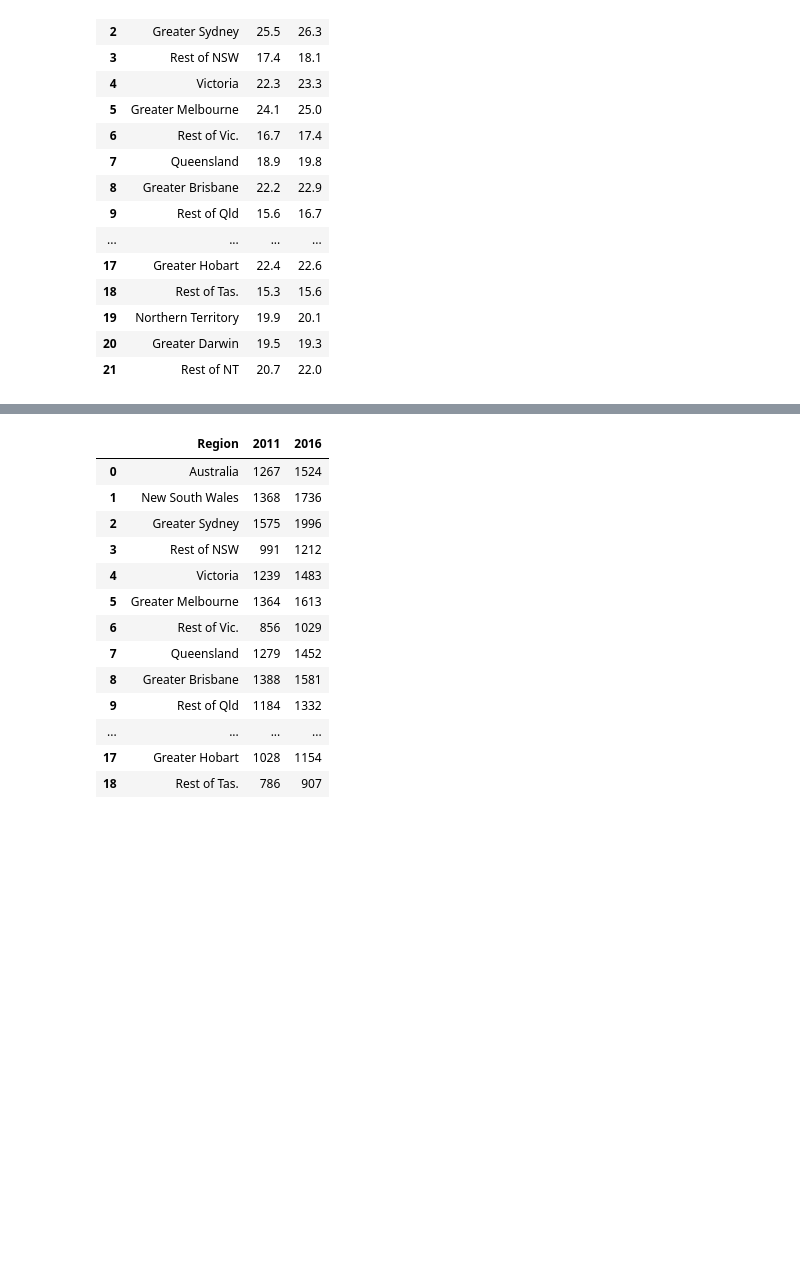
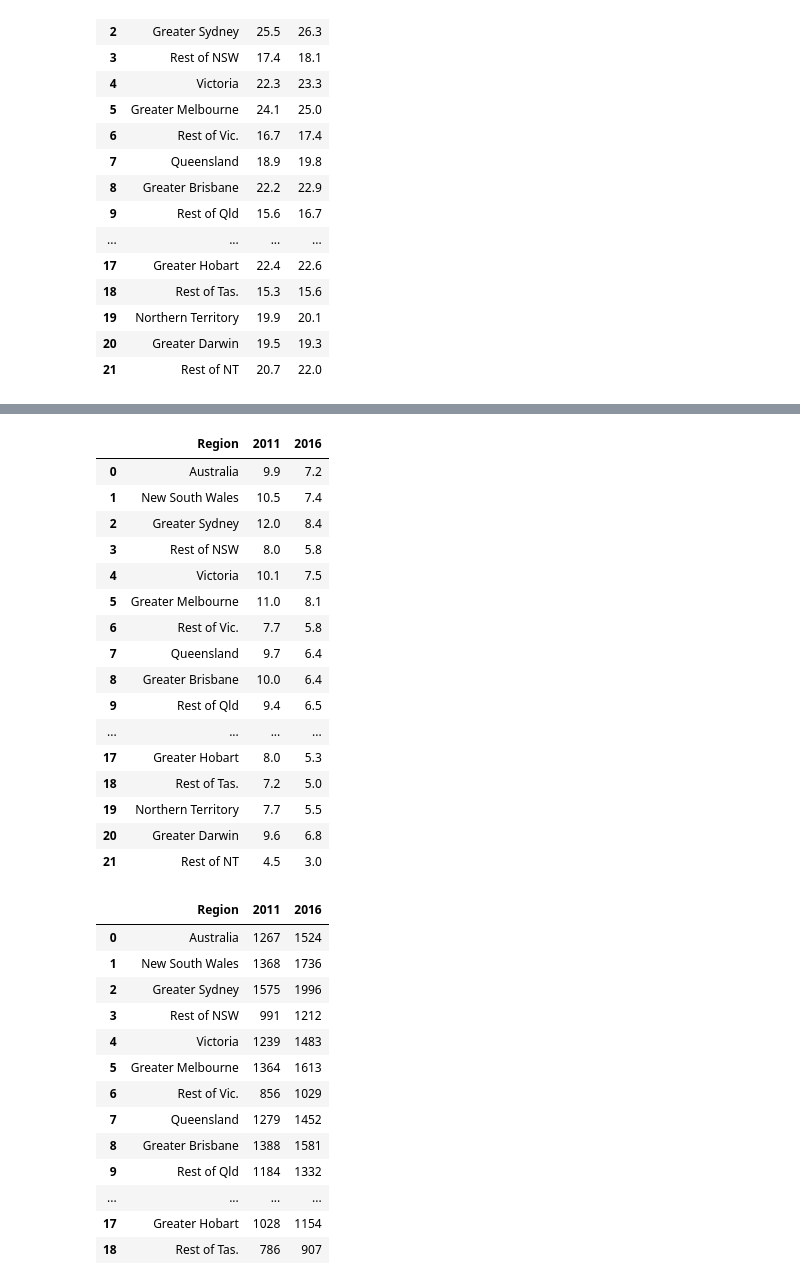
Before and after one commit to NathanJPotter/Team-Project-1, a Jupyter notebook: Project 1.ipynb, the cells around one changed output, grey strips where cells are left out. Drawn from its saved outputs; the diff is of its cells as text; code cells hidden in the pictures; blank space fills up the shorter version.

Commit message:
Added mortgage and rent stress csvs

```diff
--- a/Project 1.ipynb
+++ b/Project 1.ipynb
@@ -19,7 +19,12 @@ prof_data_df = pd.read_csv(prof_data_path)
 mortgage_path = 'Resources/Av mthly household mortgage.csv'
 mortgage_data_df = pd.read_csv(mortgage_path)
 
+mortage_stress_path = 'Resources/mortgage stress over 29 per income.csv'
+mortgage_stress_df = pd.read_csv(mortage_stress_path)
+
 rental_data_df = pd.read_csv('Resources/Av mthly rental payment.csv')
+
+rental_stress_df = pd.read_csv('Resources/rental stress over 29 per of income.csv')
 
 christian_path = 'Resources/Christianity_percent.csv'
 christian_data = pd.read_csv(christian_path)
@@ -143,6 +148,27 @@ mortgage_data_df
 | 19 | Northern Territory | 2197 | 2287 |
 | 20 | Greater Darwin | 2288 | 2383 |
 | 21 | Rest of NT | 1909 | 1945 |
+# %%
+# % households with mortgage repayments greater than or equal to 30% of household income
+mortgage_stress_df
+# %% [output]
+|  | Region | 2011 | 2016 |
+| 0 | Australia | 9.9 | 7.2 |
+| 1 | New South Wales | 10.5 | 7.4 |
+| 2 | Greater Sydney | 12.0 | 8.4 |
+| 3 | Rest of NSW | 8.0 | 5.8 |
+| 4 | Victoria | 10.1 | 7.5 |
+| 5 | Greater Melbourne | 11.0 | 8.1 |
+| 6 | Rest of Vic. | 7.7 | 5.8 |
+| 7 | Queensland | 9.7 | 6.4 |
+| 8 | Greater Brisbane | 10.0 | 6.4 |
+| 9 | Rest of Qld | 9.4 | 6.5 |
+| ... | ... | ... | ... |
+| 17 | Greater Hobart | 8.0 | 5.3 |
+| 18 | Rest of Tas. | 7.2 | 5.0 |
+| 19 | Northern Territory | 7.7 | 5.5 |
+| 20 | Greater Darwin | 9.6 | 6.8 |
+| 21 | Rest of NT | 4.5 | 3.0 |
 # %%
 # Average monthly rental payment ($)
 rental_data_df
```
Also changed, not shown: parts of 2 cells of this notebook, 2 other files.
